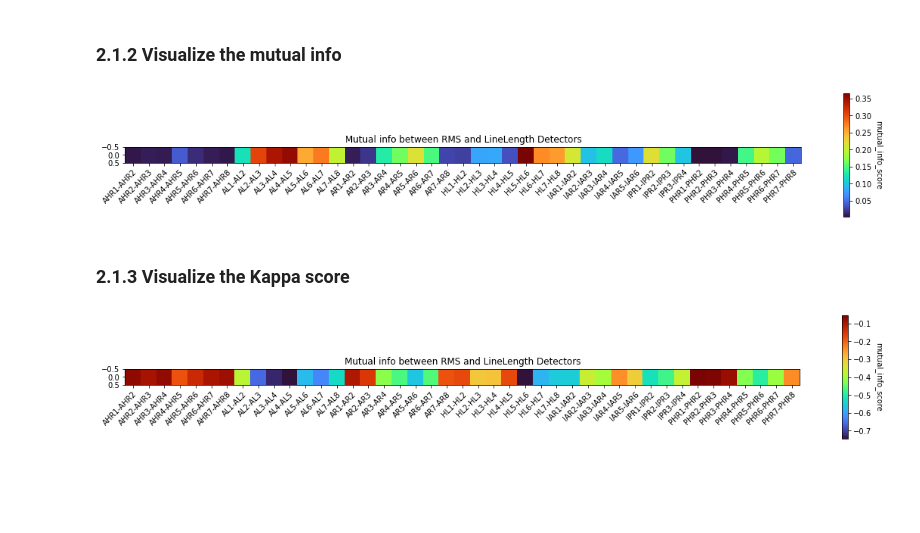
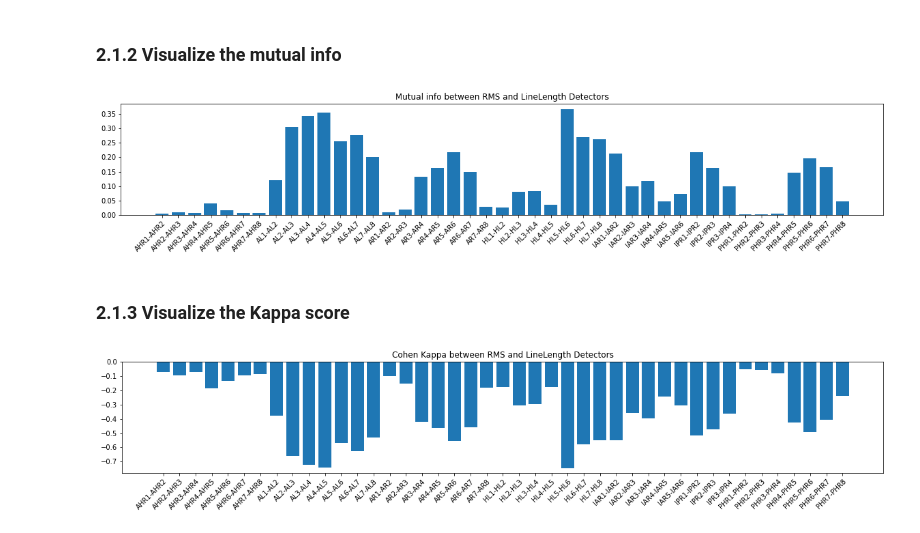
Before and after one commit to mne-tools/mne-hfo, a Jupyter notebook: docs/tutorials/comparing_detectors.ipynb, the cells around one changed output. Cells and saved outputs as stored; diff of their text form; code cells hidden in the pictures; blank space fills up the shorter version.

Commit message:
convert to bar charts

```diff
--- a/docs/tutorials/comparing_detectors.ipynb
+++ b/docs/tutorials/comparing_detectors.ipynb
@@ -149,44 +149,36 @@ As you can see, the compare function gives a dictionary where the keys are the c
 # %%
 ch_names = list(mutual_info.keys())
 mutual_info_vals = list(mutual_info.values())
-mutual_info_vals = np.reshape(mutual_info_vals, (1, len(mutual_info_vals)))
 kappa_vals = list(kappa.values())
-kappa_vals = np.reshape(kappa_vals, (1, len(kappa_vals)))
 # %% [markdown]
 ### 2.1.2 Visualize the mutual info
 # %%
 fig, ax = plt.subplots(figsize=(20, 3))
-im = ax.imshow(mutual_info_vals, cmap='turbo')
-
-cbar = ax.figure.colorbar(im, ax=ax)
-cbar.ax.set_ylabel("mutual_info_score", rotation=-90, va="bottom")
+bar = ax.bar(x=np.arange(len(ch_names)), height=mutual_info_vals)
 
 ax.set_xticks(np.arange(len(ch_names)))
 ax.set_xticklabels(ch_names)
 
 plt.setp(ax.get_xticklabels(), rotation=45, ha="right", rotation_mode="anchor")
 
 ax.set_title("Mutual info between RMS and LineLength Detectors")
 #fig.tight_layout()
 plt.show()
 # %% [output]
-[figure, old version]
+[figure, new version]
 # %% [markdown]
 ### 2.1.3 Visualize the Kappa score
 # %%
 fig, ax = plt.subplots(figsize=(20, 3))
-im = ax.imshow(kappa_vals, cmap='turbo')
-
-cbar = ax.figure.colorbar(im, ax=ax)
-cbar.ax.set_ylabel("mutual_info_score", rotation=-90, va="bottom")
+bar = ax.bar(x=np.arange(len(ch_names)), height=kappa_vals)
 
 ax.set_xticks(np.arange(len(ch_names)))
 ax.set_xticklabels(ch_names)
 
 plt.setp(ax.get_xticklabels(), rotation=45, ha="right", rotation_mode="anchor")
 
-ax.set_title("Mutual info between RMS and LineLength Detectors")
+ax.set_title("Cohen Kappa between RMS and LineLength Detectors")
 #fig.tight_layout()
 plt.show()
 # %% [output]
-[figure, old version]
+[figure, new version]
```
Also changed, not shown: parts of 1 cell of this notebook.
